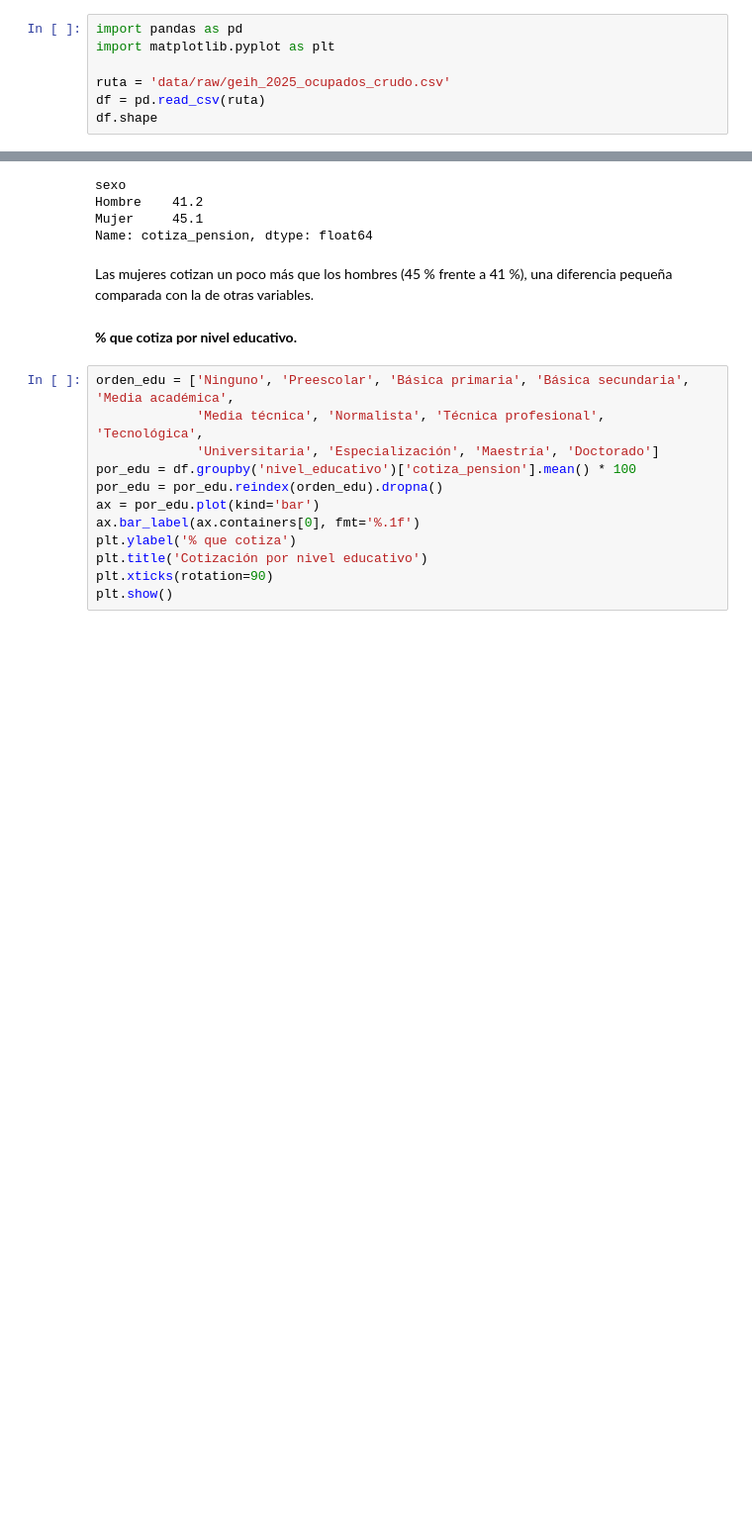
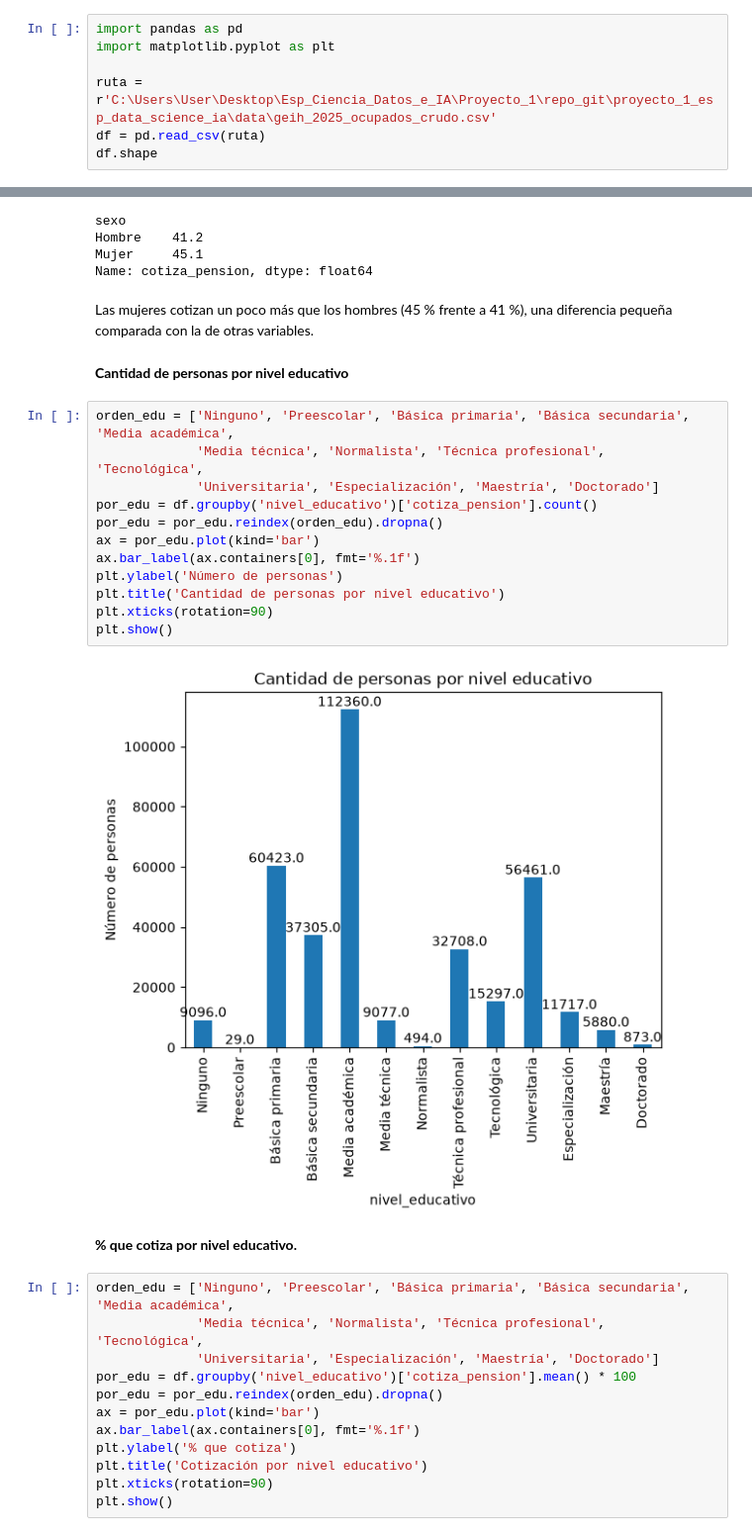
Before and after one commit to BAMUNOZ91/proyecto_1_esp_data_science_ia, a Jupyter notebook: 01_preparacion_eda.ipynb, the cells around one changed output, grey strips where cells are left out. Shown at 99% size. Drawn from its saved outputs; the diff is of its cells as text; blank space fills up the shorter version.

```diff
--- a/01_preparacion_eda.ipynb
+++ b/01_preparacion_eda.ipynb
@@ -19,7 +19,7 @@
 import pandas as pd
 import matplotlib.pyplot as plt
 
-ruta = 'data/raw/geih_2025_ocupados_crudo.csv'
+ruta = r'C:\Users\User\Desktop\Esp_Ciencia_Datos_e_IA\Proyecto_1\repo_git\proyecto_1_esp_data_science_ia\data\geih_2025_ocupados_crudo.csv'
 df = pd.read_csv(ruta)
 df.shape
 # %% [output]
@@ -418,6 +418,22 @@ Mujer     45.1
 Name: cotiza_pension, dtype: float64
 # %% [markdown]
 Las mujeres cotizan un poco más que los hombres (45 % frente a 41 %), una diferencia pequeña comparada con la de otras variables.
+# %% [markdown]
+**Cantidad de personas por nivel educativo**
+# %%
+orden_edu = ['Ninguno', 'Preescolar', 'Básica primaria', 'Básica secundaria', 'Media académica',
+             'Media técnica', 'Normalista', 'Técnica profesional', 'Tecnológica',
+             'Universitaria', 'Especialización', 'Maestría', 'Doctorado']
+por_edu = df.groupby('nivel_educativo')['cotiza_pension'].count()
+por_edu = por_edu.reindex(orden_edu).dropna()
+ax = por_edu.plot(kind='bar')
+ax.bar_label(ax.containers[0], fmt='%.1f')
+plt.ylabel('Número de personas')
+plt.title('Cantidad de personas por nivel educativo')
+plt.xticks(rotation=90)
+plt.show()
+# %% [output]
+[figure, added]
 # %% [markdown]
 **% que cotiza por nivel educativo.**
 # %%
```
Also changed, not shown: parts of 28 cells of this notebook.
